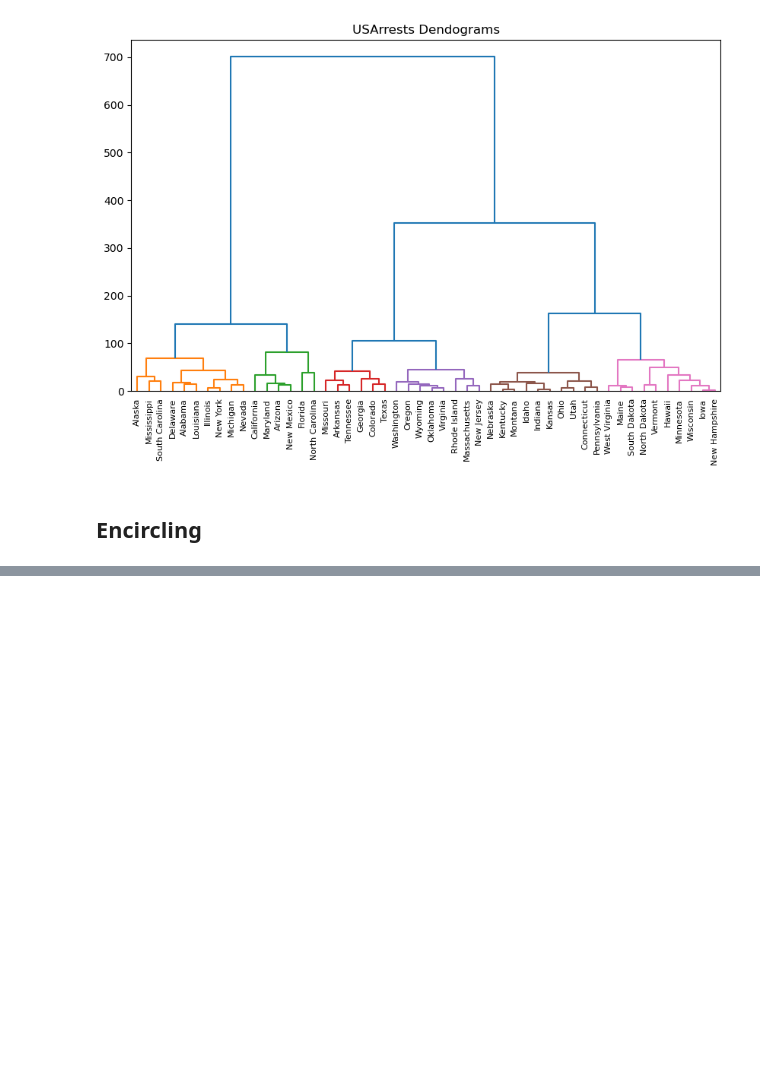
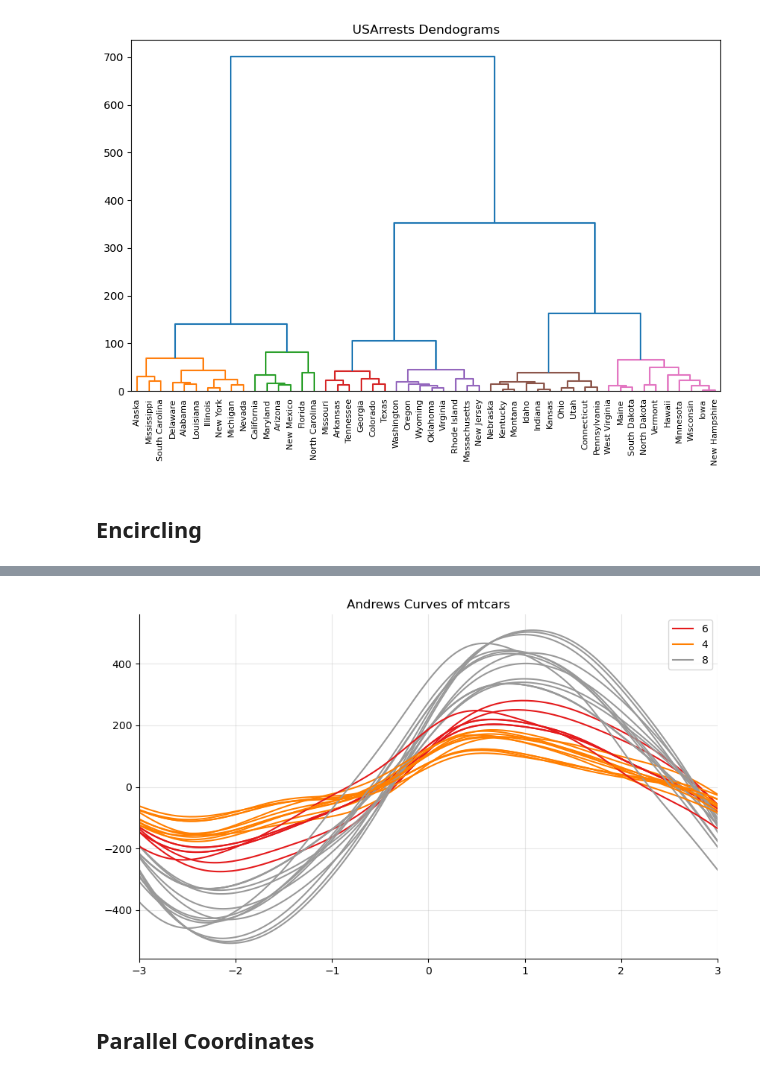
Before and after one commit to ivaquero/blog-bio, a Jupyter notebook: analysis/group.ipynb, the cells around one changed output, grey strips where cells are left out. Cells and saved outputs as stored; diff of their text form; code cells hidden in the pictures; blank space fills up the shorter version.

```diff
--- a/analysis/group.ipynb
+++ b/analysis/group.ipynb
@@ -168,0 +163,3 @@ plt.show()
+# %%
+mtcars = pd.read_csv("data/mtcars.csv")
+mtcars.head()
@@ -168,0 +173,16 @@ plt.show()
+# %%
+mtcars = mtcars.drop(["cars"], axis=1)
+
+_, ax = plt.subplots(figsize=(10, 6))
+
+andrews_curves(mtcars, "cyl", colormap="Set1")
+
+ax.spines[["top", "right"]].set_visible(False)
+
+ax.set(title="Andrews Curves of mtcars", xlim=(-3, 3))
+ax.grid(alpha=0.3)
+plt.show()
+# %% [output]
+[figure, added]
+# %% [markdown]
+## Parallel Coordinates
```
Also changed, not shown: parts of 15 cells of this notebook, 6 other files.
